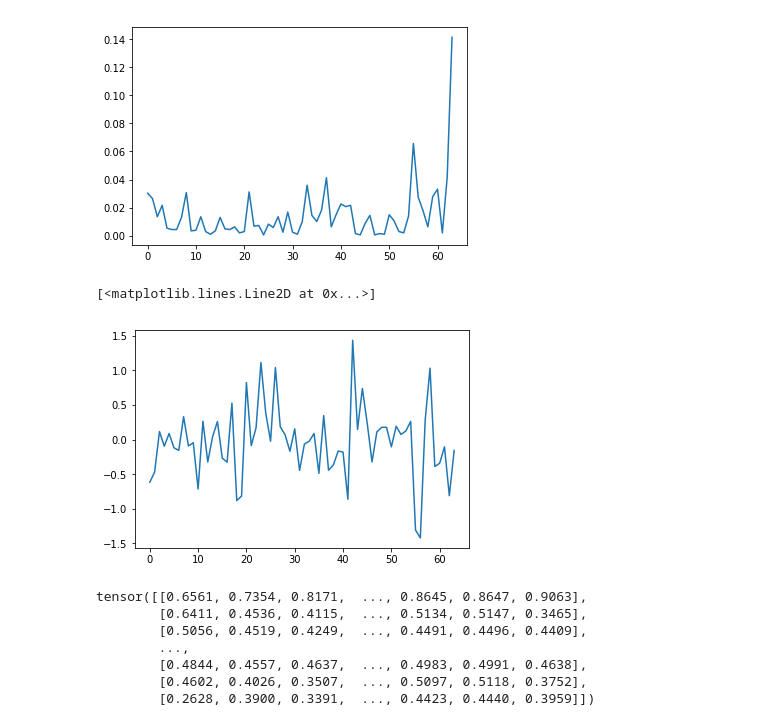
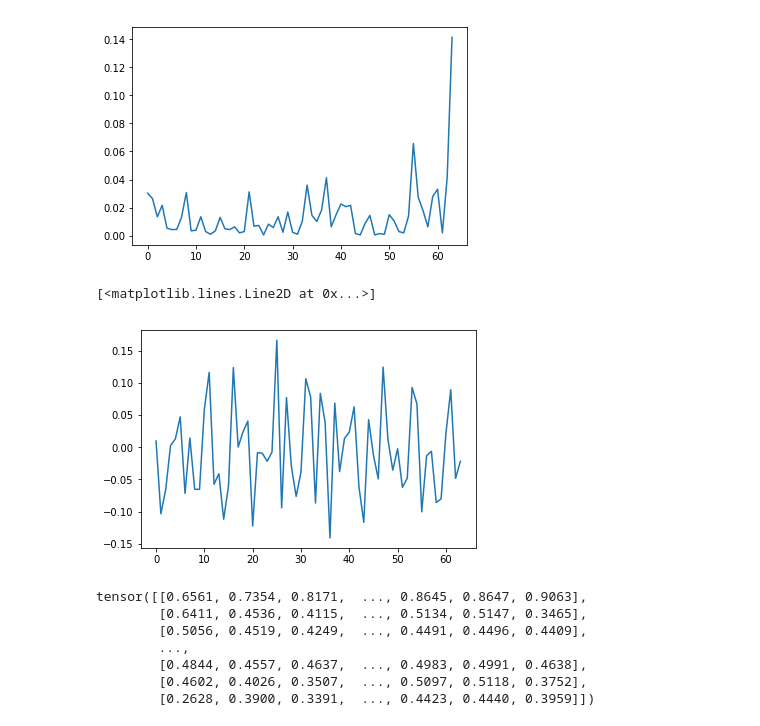
Before and after one commit to emilyj19/TS, a Jupyter notebook: Deep_Factors.ipynb, the cells around one changed output. Saved outputs shown, nothing was run; the diff lists cells and outputs as text; code cells hidden in the pictures.

```diff
--- a/Deep_Factors.ipynb
+++ b/Deep_Factors.ipynb
@@ -257,7 +256,11 @@ for t in range(num_epochs):
   local_model.zero_grad()
   local_hidden = local_model.init_hidden()
 
-  data_batch = covars_data
+  #data_batch = covars_data
+  #print(data_batch.shape)
+
+  batch_index = np.random.randint(0,number_windows)
+  data_batch = covars_train_data[:,batch_index,:,:].contiguous()
 
   fixed_effects = global_model(data_batch, global_hidden)
 
@@ -322,8 +307,11 @@ T = 64*3
+# %%
+num_paths = 100
+pred_length = 64
 # %%
-test_vol = test_vols[0:50].reshape((50,-1))
+test_vol = test_vols[0:number_series].reshape((number_series,-1))
 
 norm_test_vols = np.zeros(test_vol.shape)
-for i in range(50):
+for i in range(number_series):
   norm_test_vols[i] = test_vol[i]/np.amax(test_vols[i])
 
 new_test_data = norm_test_vols[:,:pred_length]
@@ -338,6 +322,6 @@ new_test_data.shape
 # %%
 ## PREDICTION ##
-paths = np.zeros((num_series, num_paths, pred_length))
+paths = np.zeros((number_series, num_paths, pred_length))
 
 with torch.no_grad():
 
@@ -348,11 +332,11 @@ with torch.no_grad():
     fixed_effects = global_model(test_data, global_hidden)
     sigma = local_model(test_data, local_hidden, fixed_effects, gaussian_likelihood = True, prediction = True)
 
-    for i in range(num_series):
+    for i in range(number_series):
       z = torch.zeros(sigma.shape[1])
       for t in range(sigma.shape[1]):
-        z[t] = torch.distributions.normal.Normal(0, sigma[i,t]).rsample() #OR
-        #z[t] = torch.distributions.normal.Normal(fixed_effects[i,t], sigma[i,t]).rsample()
+        z[t] = torch.distributions.normal.Normal(0, sigma[i,t]).sample() #OR
+        #z[t] = torch.distributions.normal.Normal(fixed_effects[i,t], sigma[i,t]).sample()
 
     #paths[n,:T] = input_test_data[:,0]
       paths[i,n] = z
@@ -368,10 +352,10 @@ plt.plot(new_test_data[1])
 [<matplotlib.lines.Line2D at 0x...>]
 [figure]
 # %%
-plt.plot(paths[1,0])
+plt.plot(paths[1].mean(0))
 # %% [output]
 [<matplotlib.lines.Line2D at 0x...>]
-[figure, old version]
+[figure, new version]
 # %%
 sigma
 # %% [output]
```
Also changed, not shown: parts of 14 cells of this notebook.
